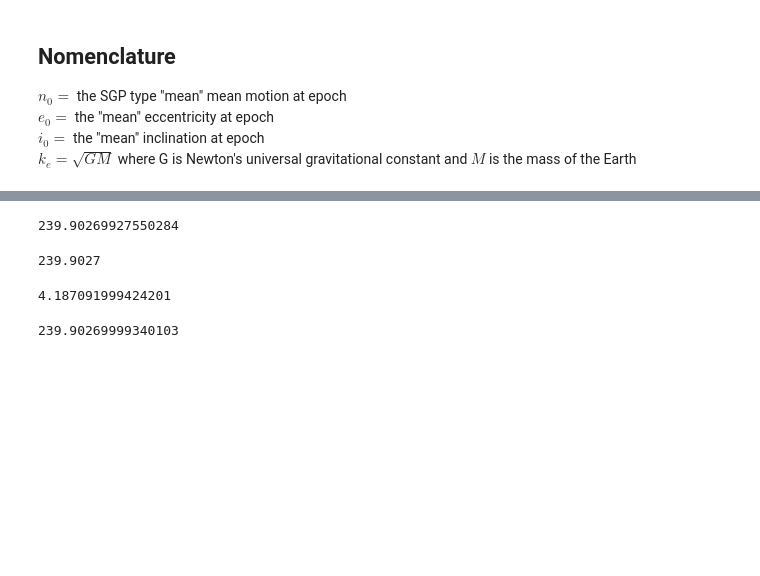
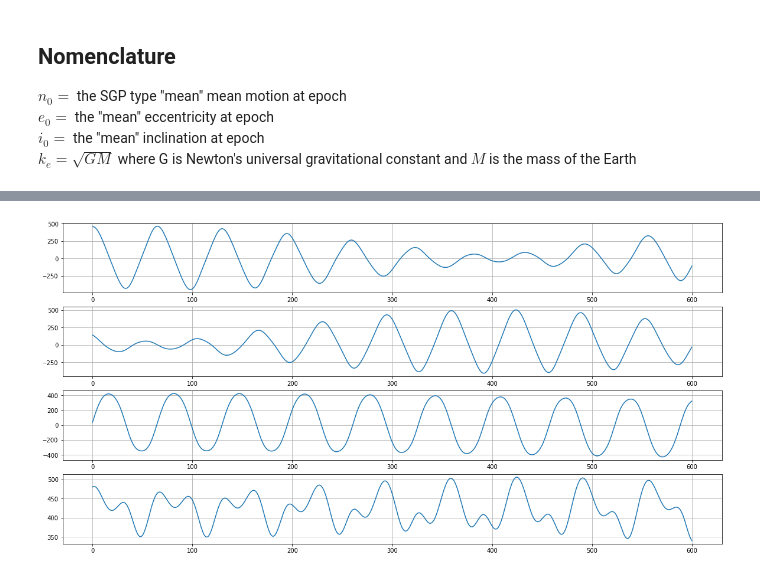
Before and after one commit to cmflannery/sandbox, a Jupyter notebook: constellation-design/SGP4.ipynb, the cells around one changed output, grey strips where cells are left out. Drawn from its saved outputs; the diff is of its cells as text; code cells hidden in the pictures; blank space fills up the shorter version.

```diff
--- a/constellation-design/SGP4.ipynb
+++ b/constellation-design/SGP4.ipynb
@@ -31,6 +28,20 @@ w0rad = np.deg2rad(w0)
 M0 = float(entry_s[2][43:51])  # mean anomaly (degrees)
 n0 = float(entry_s[2][53:63])  # mean motion (revolutions/day)
 rev0 = float(entry_s[2][63:68])  # revolution number at epoch
+# %%
+# create cosd and sind functions
+
+def cosd(angle):
+    """Calculates cosine in degrees"""
+    return np.cos(np.deg2rad(angle))
+
+def sind(angle):
+    """Calculates sine in degrees"""
+    return np.sin(np.deg2rad(angle))
+
+def arctan2d(x,y):
+    """Calculates arctan2 in degrees"""
+    return np.rad2deg(np.arctan2(x,y))
 # %% [markdown]
 ## Nomenclature
 
@@ -47,12 +58,12 @@ QOMS2T = 1.88027916e-9
 S = 1.01222928
 TOTHRD = .66666667
 XJ3 = -0.253881e-5
-XKE = -0.743669161e-1
+XKE = 0.743669161e-1
 XKMPER = 6378.135
 XMNPDA = 1440
 AE = 1.0
-CG = 6.67408e-11  # m3 kg-1 s-2
-CM = 5.972e24  # kg
-CRE = 6371e3  # m
+G = 6.67408e-11  # m3 kg-1 s-2
+M = 5.972e24  # kg
+RE = 6371  # km
 # %%
 # SGP4 Constants
@@ -141,16 +206,25 @@ np.sin(MP)-np.sin(M0)
-# %%
-w
-# %% [output]
-239.90269927550284
-# %%
-w0
-# %% [output]
-239.9027
-# %%
-w0rad
-# %% [output]
-4.187091999424201
-# %%
-wDF
-# %% [output]
-239.90269999340103
+# %%
+t = np.linspace(0,600,1000)
+
+rx = np.zeros_like(t)
+ry = np.zeros_like(t)
+rz = np.zeros_like(t)
+alt = np.zeros_like(t)
+
+for idx, tsince in enumerate(t):
+    temp = propagate(tsince)
+    rx[idx] = temp[0]*RE
+    ry[idx] = temp[1]*RE
+    rz[idx] = temp[2]*RE
+    alt[idx] = np.linalg.norm(temp)*RE
+# %%
+fix, ax = plt.subplots(4,1,figsize=(20,10))
+ax[0].plot(t,rx)
+ax[1].plot(t,ry)
+ax[2].plot(t,rz)
+ax[3].plot(t,alt)
+
+for i in range(0,4):
+    ax[i].grid()
+# %% [output]
+[figure, added]
```
Also changed, not shown: parts of 8 cells of this notebook.
